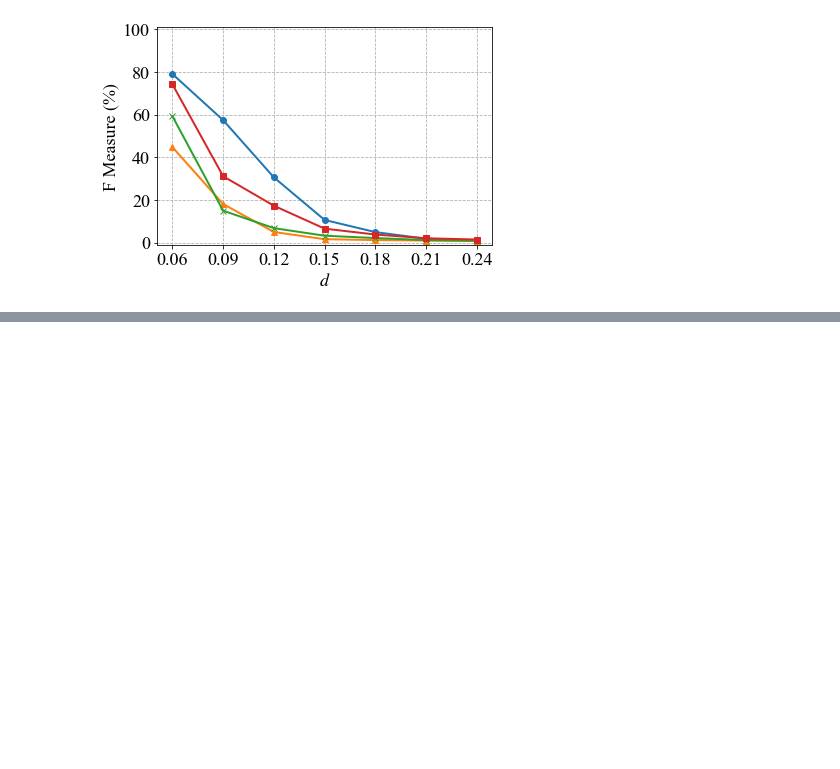
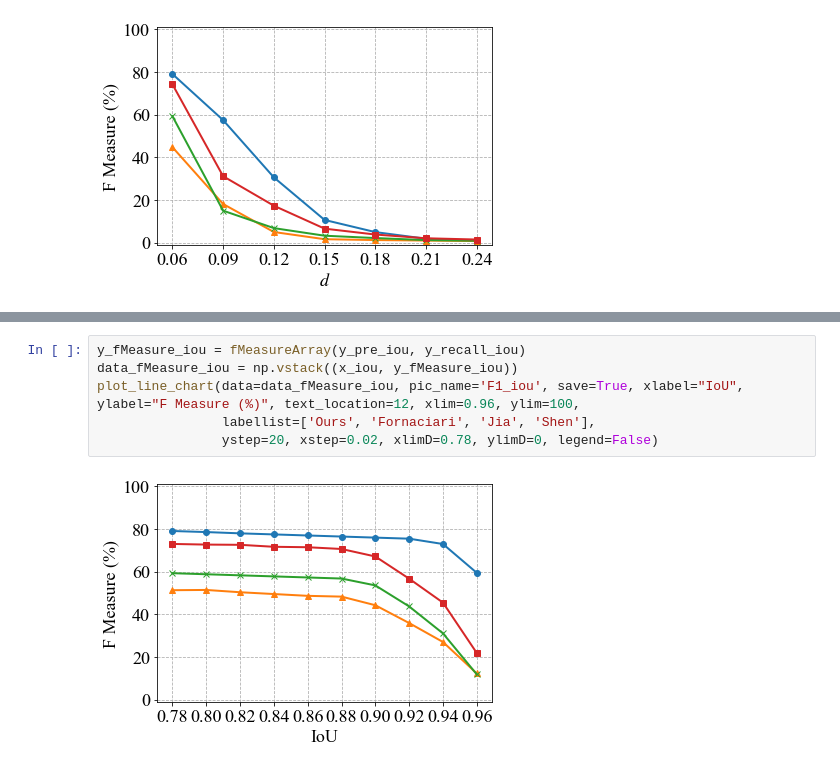
Before and after one commit to wzh4464/jessufig, a Jupyter notebook: draw.ipynb, the cells around one changed output, grey strips where cells are left out. Drawn from its saved outputs; the diff is of its cells as text; blank space fills up the shorter version.

```diff
--- a/draw.ipynb
+++ b/draw.ipynb
@@ -156,0 +180,8 @@ plot_line_chart(data=data_fMeasure_d, pic_name='F1_d', save=True, xlabel="$d$",
+# %%
+y_fMeasure_iou = fMeasureArray(y_pre_iou, y_recall_iou)
+data_fMeasure_iou = np.vstack((x_iou, y_fMeasure_iou))
+plot_line_chart(data=data_fMeasure_iou, pic_name='F1_iou', save=True, xlabel="IoU", ylabel="F Measure (%)", text_location=12, xlim=0.96, ylim=100,
+                labellist=['Ours', 'Fornaciari', 'Jia', 'Shen'],
+                ystep=20, xstep=0.02, xlimD=0.78, ylimD=0, legend=False)
+# %% [output]
+[figure, added]
```
Also changed, not shown: parts of 6 cells of this notebook, 7 other files.
